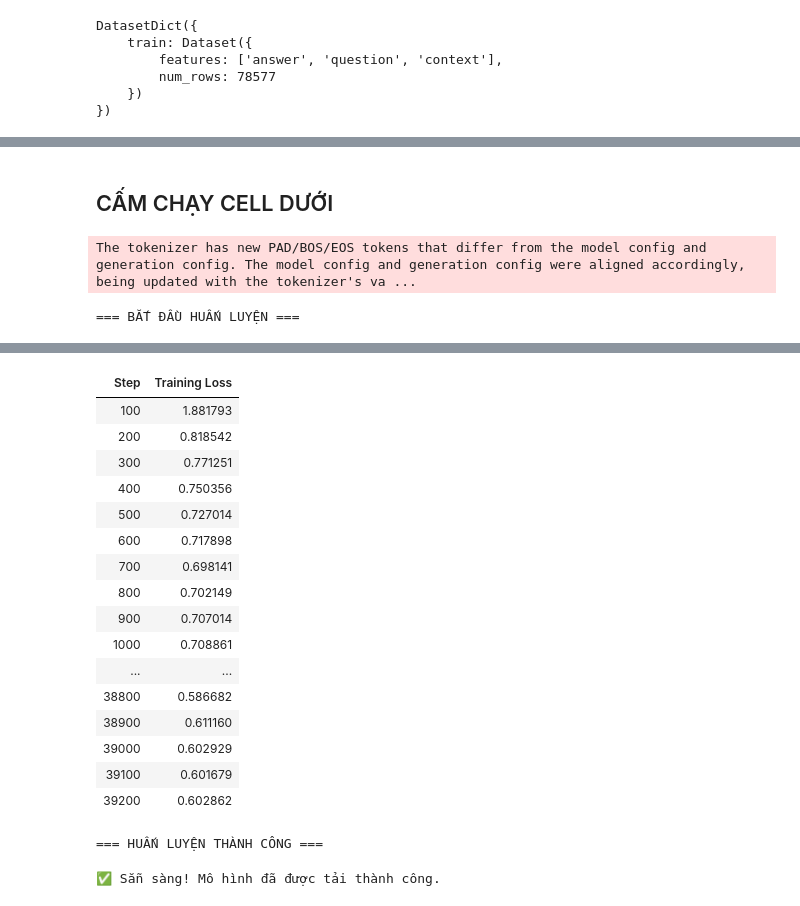
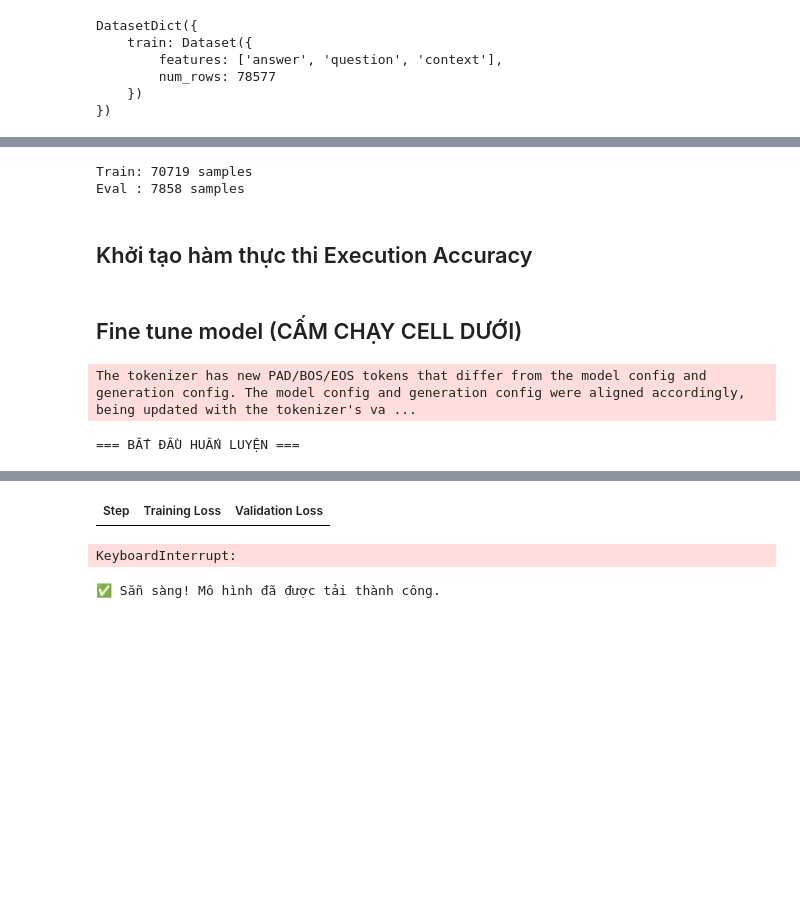
Before and after one commit to VietAnh1027/NL2SQL-chat, a Jupyter notebook: notebooks/fine-tune-llm.ipynb, the cells around one changed output, grey strips where cells are left out. Cells and saved outputs as stored; diff of their text form; code cells hidden in the pictures; blank space fills up the shorter version.

```diff
--- a/notebooks/fine-tune-llm.ipynb
+++ b/notebooks/fine-tune-llm.ipynb
@@ -105,0 +157,13 @@ dataset['text'][0]
+# %%
+dataset_split = dataset.train_test_split(test_size=0.1, seed=42)
+
+train_dataset = dataset_split["train"]
+eval_dataset  = dataset_split["test"]
+
+print(f"Train: {len(train_dataset)} samples")
+print(f"Eval : {len(eval_dataset)} samples")
+# %% [output]
+Train: 70719 samples
+Eval : 7858 samples
+# %% [markdown]
+## Khởi tạo hàm thực thi Execution Accuracy
@@ -106,32 +343,36 @@ dataset['text'][0]
 # %% [markdown]
-## CẤM CHẠY CELL DƯỚI
+## Fine tune model (CẤM CHẠY CELL DƯỚI)
 # %%
 train_args = SFTConfig(
-    output_dir="./save_model",
-    num_train_epochs=2,
+    output_dir="../save_model_2",
+    num_train_epochs=2, # Dừng theo epoch
+    # max_steps=39500, # Dừng theo step
     learning_rate=2e-4,
     lr_scheduler_type="cosine",
     optim="paged_adamw_8bit",
     weight_decay=0.001,
     per_device_train_batch_size=4,
-    logging_steps=100,
+    logging_steps=500,
     fp16=fp16,
     bf16=bf16,
     dataset_text_field='text',
     packing=False,
-    save_steps=1000,
-    save_total_limit=5
+    save_steps=500,
+    save_total_limit=5,
+    eval_strategy = "steps",
+    eval_steps = 500,
 )
 
 trainer = SFTTrainer(
     model=model,
     processing_class=tokenizer,
     train_dataset=dataset,
+    eval_dataset=eval_dataset,
     args=train_args,
     peft_config=peft_config
 )
 print("=== BẮT ĐẦU HUẤN LUYỆN ===")
-trainer.train()
+trainer.train(resume_from_checkpoint=True)
 print("=== HUẤN LUYỆN THÀNH CÔNG ===")
 # %% [output]
 The tokenizer has new PAD/BOS/EOS tokens that differ from the model config and generation config. The model config and generation config were aligned accordingly, being updated with the tokenizer's va ...
@@ -140,18 +383,2 @@ The tokenizer has new PAD/BOS/EOS tokens that differ from the model config and g
-| Step | Training Loss |
-| 100 | 1.881793 |
-| 200 | 0.818542 |
-| 300 | 0.771251 |
-| 400 | 0.750356 |
-| 500 | 0.727014 |
-| 600 | 0.717898 |
-| 700 | 0.698141 |
-| 800 | 0.702149 |
-| 900 | 0.707014 |
-| 1000 | 0.708861 |
-| ... | ... |
-| 38800 | 0.586682 |
-| 38900 | 0.611160 |
-| 39000 | 0.602929 |
-| 39100 | 0.601679 |
-| 39200 | 0.602862 |
+| Step | Training Loss | Validation Loss |
-=== HUẤN LUYỆN THÀNH CÔNG ===
+KeyboardInterrupt:
```
Also changed, not shown: parts of 11 cells of this notebook, 34 other files.
